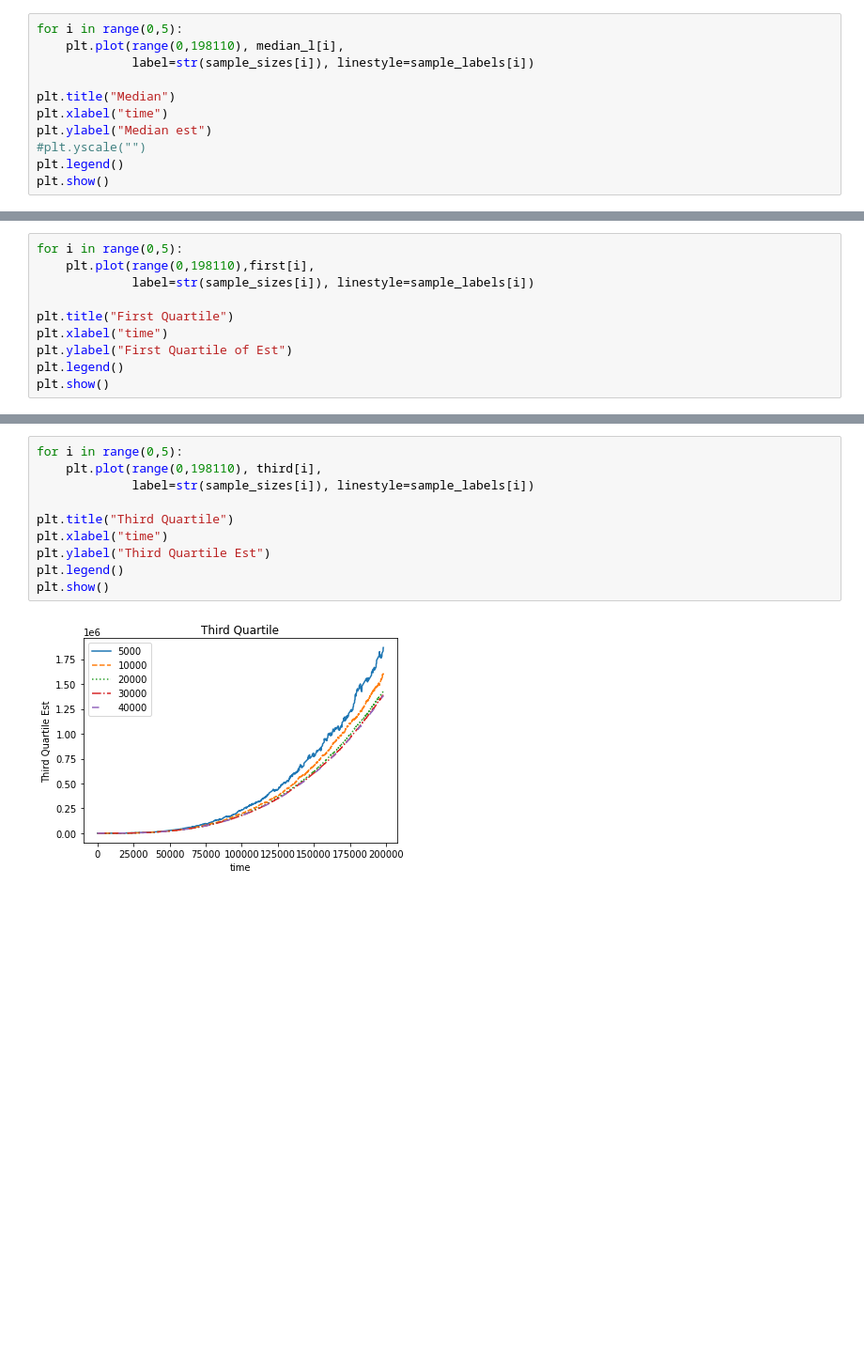
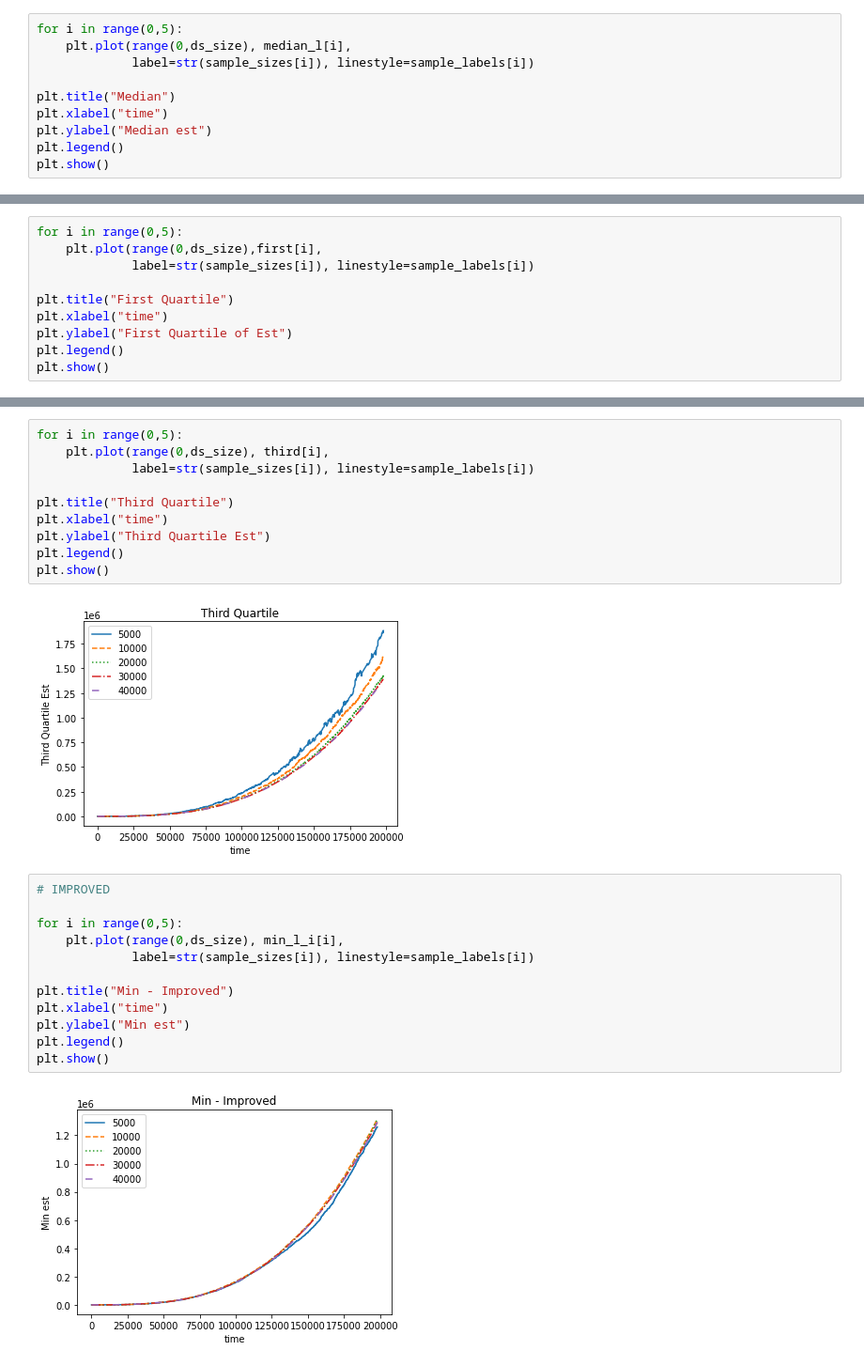
Before and after one commit to adamggibbs/cosc254-graph-triangle-counting, a Jupyter notebook: src/report.ipynb, the cells around one changed output, grey strips where cells are left out. Shown at 94% size. Saved outputs shown, nothing was run; the diff lists cells and outputs as text; blank space fills up the shorter version.

```diff
--- a/src/report.ipynb
+++ b/src/report.ipynb
@@ -189,12 +188,11 @@ plt.show()
 # %%
 for i in range(0,5):
-    plt.plot(range(0,198110), median_l[i],
+    plt.plot(range(0,ds_size), median_l[i],
              label=str(sample_sizes[i]), linestyle=sample_labels[i])
 
 plt.title("Median")
 plt.xlabel("time")
 plt.ylabel("Median est")
-#plt.yscale("")
 plt.legend()
 plt.show()
 # %% [output]
@@ -202,6 +200,6 @@ plt.show()
 # %%
 for i in range(0,5):
-    plt.plot(range(0,198110),first[i],
+    plt.plot(range(0,ds_size),first[i],
              label=str(sample_sizes[i]), linestyle=sample_labels[i])
 
 plt.title("First Quartile")
@@ -213,7 +211,7 @@ plt.show()
 [figure]
 # %%
 for i in range(0,5):
-    plt.plot(range(0,198110), third[i],
+    plt.plot(range(0,ds_size), third[i],
              label=str(sample_sizes[i]), linestyle=sample_labels[i])
 
 plt.title("Third Quartile")
@@ -223,3 +221,17 @@ plt.legend()
 plt.show()
 # %% [output]
 [figure]
+# %%
+# IMPROVED
+
+for i in range(0,5):
+    plt.plot(range(0,ds_size), min_l_i[i],
+             label=str(sample_sizes[i]), linestyle=sample_labels[i])
+
+plt.title("Min - Improved")
+plt.xlabel("time")
+plt.ylabel("Min est")
+plt.legend()
+plt.show()
+# %% [output]
+[figure, added]
```
Also changed, not shown: parts of 15 cells of this notebook.
